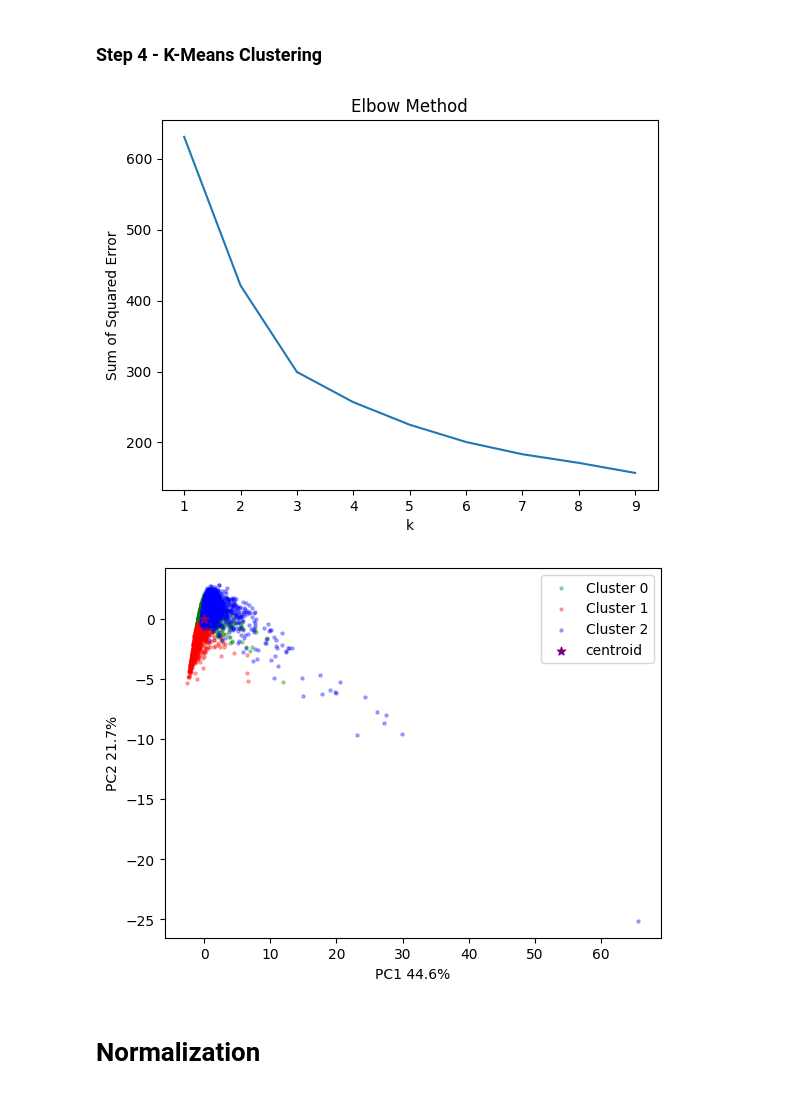
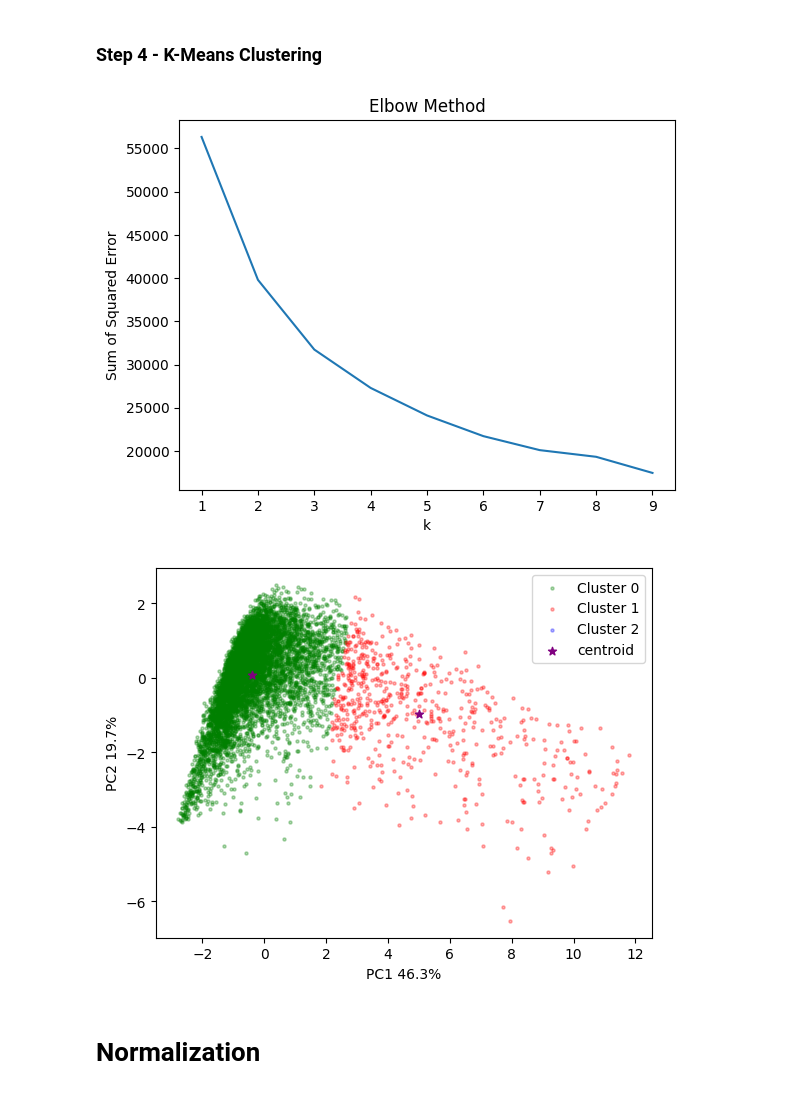
Before and after one commit to NoahKrobot/CA1_Video_Game_DAV, a Jupyter notebook: CA1.ipynb, the cells around one changed output. Saved outputs shown, nothing was run; the diff lists cells and outputs as text; code cells hidden in the pictures.

Commit message:
Add cluster graph  bug Fixes

```diff
--- a/CA1.ipynb
+++ b/CA1.ipynb
@@ -343,37 +329,45 @@ Top variables for index: ['NA_Sales', 'EU_Sales', 'JP_Sales', 'Other_Sales', 'Cr
 # %%
 k_range = range(1, 10)
 sse = []
 for k in k_range:
     km = KMeans(n_clusters=k, n_init='auto')
-    km.fit(MergedData_Normalised[numeric_cols])
+    km.fit(scaledData)
     sse.append(km.inertia_)
 plt.xlabel('k')
 plt.ylabel('Sum of Squared Error')
 plt.title('Elbow Method')
 plt.plot(k_range, sse)
 plt.show()
 
 
 km = KMeans(n_clusters=3, n_init='auto')
-pca_df['cluster'] = km.fit_predict(MergedData_Normalised[numeric_cols])
+pca_df['cluster'] = km.fit_predict(scaledData)
 
 cluster0 = pca_df[pca_df.cluster == 0]
 cluster1 = pca_df[pca_df.cluster == 1]
 cluster2 = pca_df[pca_df.cluster == 2]
 
 plt.scatter(cluster0.PC1, cluster0.PC2, color='green', alpha=0.3, s=5, label='Cluster 0')
 plt.scatter(cluster1.PC1, cluster1.PC2, color='red', alpha=0.3, s=5, label='Cluster 1')
 plt.scatter(cluster2.PC1, cluster2.PC2, color='blue', alpha=0.3, s=5, label='Cluster 2')
 
-plt.scatter(km.cluster_centers_[:, 0], km.cluster_centers_[:, 1], color='purple', marker = '*', label='centroid')
+# pca_centers = pca.transform(pcaScaler.transform(km.cluster_centers_))
+# the code above gave methe next error:
+        # UserWarning: X does not have valid feature names, but StandardScaler was fitted with feature names
+        #   warnings.warn(
+# Copilot fixed the line automatically and wrote it as:
+pca_centers = pca.transform(km.cluster_centers_)
+
+plt.scatter(pca_centers[:, 0], pca_centers[:, 1], color='purple', marker = '*', label='centroid')
+
 
 plt.xlabel(f'PC1 {per_var[0]}%')
 plt.ylabel(f'PC2 {per_var[1]}%')
 plt.legend()
 plt.show()
 # %% [output]
-[figure, old version]
+[figure, new version]
-[figure, old version]
+[figure, new version]
 # %% [markdown]
 # Normalization
 # %% [markdown]
```
Also changed, not shown: parts of 1 cell of this notebook.
